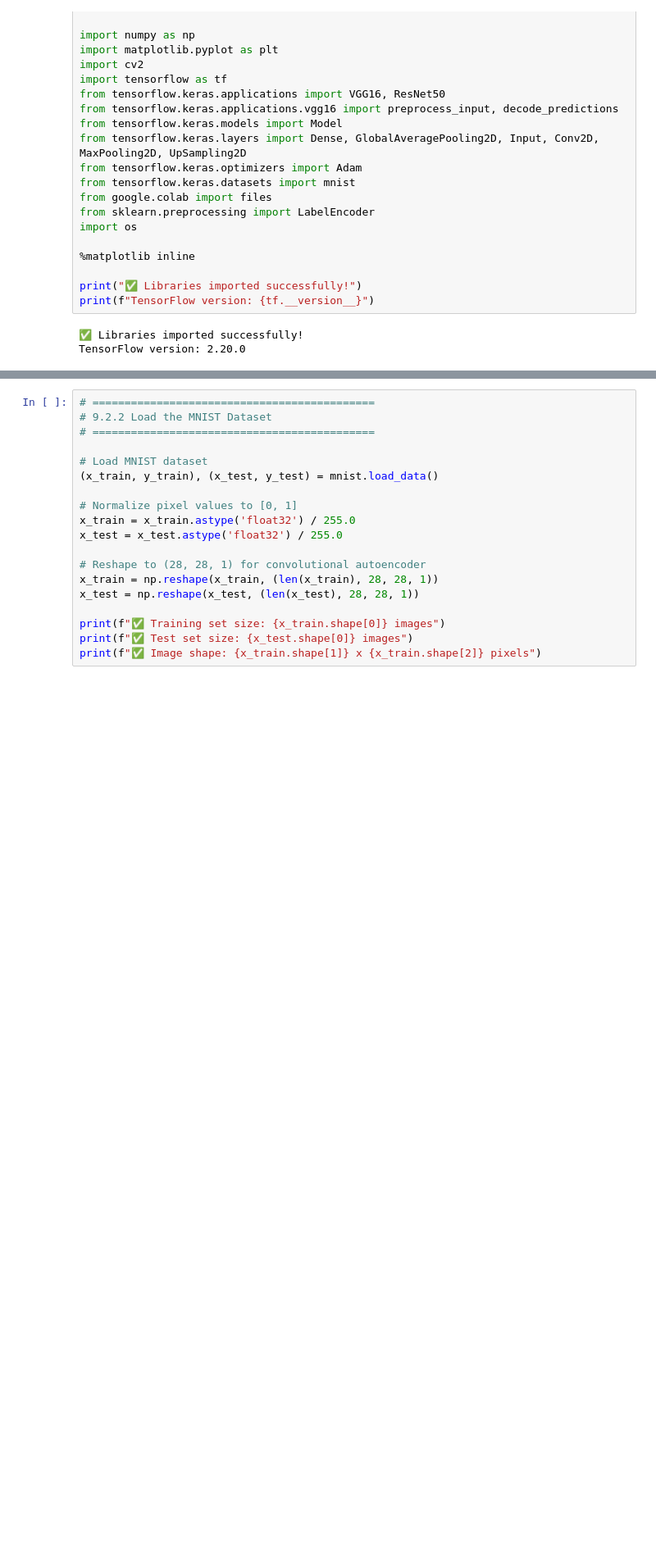
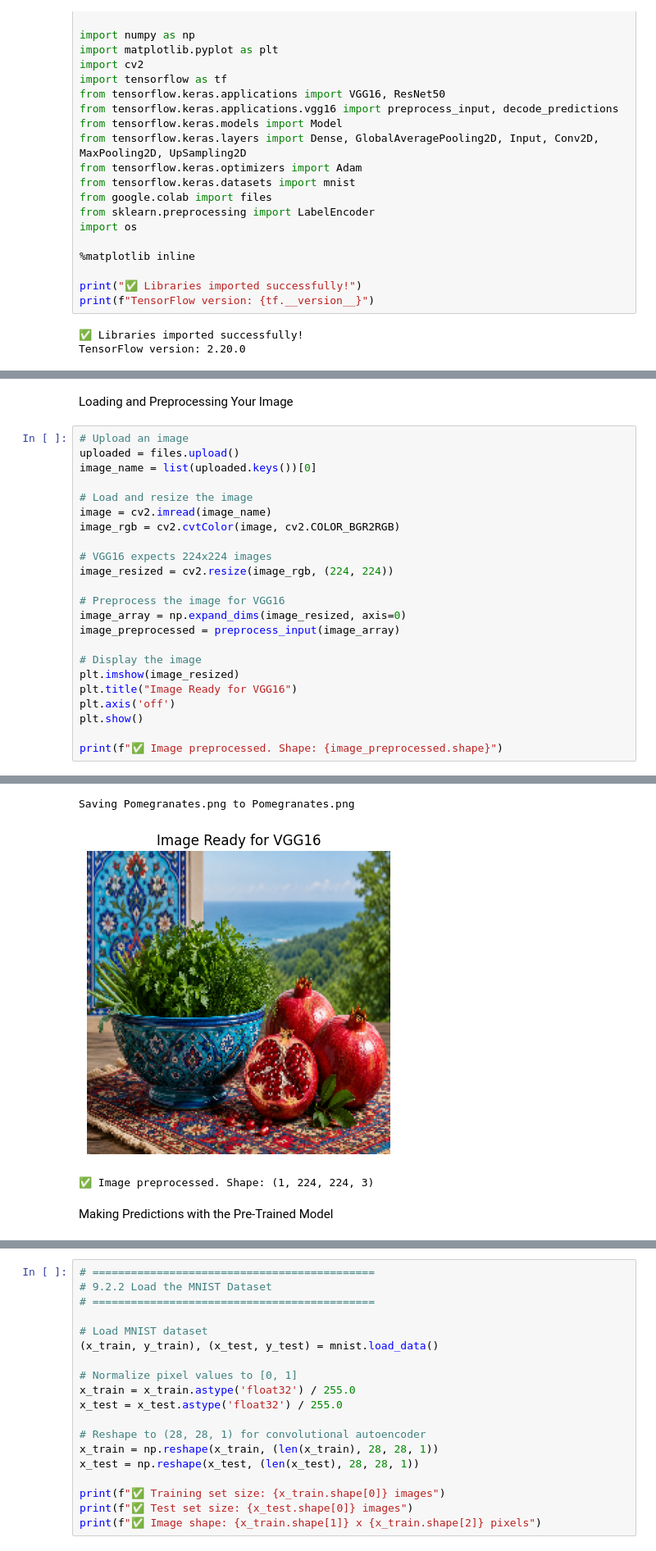
Before and after one commit to Yasser-Baleghi/hands-on-dl-image-processing, a Jupyter notebook: chapter_09/09_transfer_learning_autoencoders.ipynb, the cells around one changed output, grey strips where cells are left out. Shown at 82% size. Cells and saved outputs as stored; diff of their text form; blank space fills up the shorter version.

```diff
--- a/chapter_09/09_transfer_learning_autoencoders.ipynb
+++ b/chapter_09/09_transfer_learning_autoencoders.ipynb
@@ -114,3 +118,29 @@ Model: "vgg16"
  Total params: 138,357,544 (527.79 MB)
  Trainable params: 138,357,544 (527.79 MB)
  Non-trainable params: 0 (0.00 B)
+# %% [markdown]
+Loading and Preprocessing Your Image
+# %%
+# Upload an image
+uploaded = files.upload()
+image_name = list(uploaded.keys())[0]
+
+# Load and resize the image
+image = cv2.imread(image_name)
+image_rgb = cv2.cvtColor(image, cv2.COLOR_BGR2RGB)
+
+# VGG16 expects 224x224 images
+image_resized = cv2.resize(image_rgb, (224, 224))
+
+# Preprocess the image for VGG16
+image_array = np.expand_dims(image_resized, axis=0)
+image_preprocessed = preprocess_input(image_array)
+
+# Display the image
+plt.imshow(image_resized)
+plt.title("Image Ready for VGG16")
+plt.axis('off')
+plt.show()
+
+print(f"✅ Image preprocessed. Shape: {image_preprocessed.shape}")
+# %% [output]
@@ -116,0 +148,5 @@ Model: "vgg16"
+Saving Pomegranates.png to Pomegranates.png
+[figure, added]
+✅ Image preprocessed. Shape: (1, 224, 224, 3)
+# %% [markdown]
+Making Predictions with the Pre-Trained Model
```
Also changed, not shown: parts of 10 cells of this notebook.
